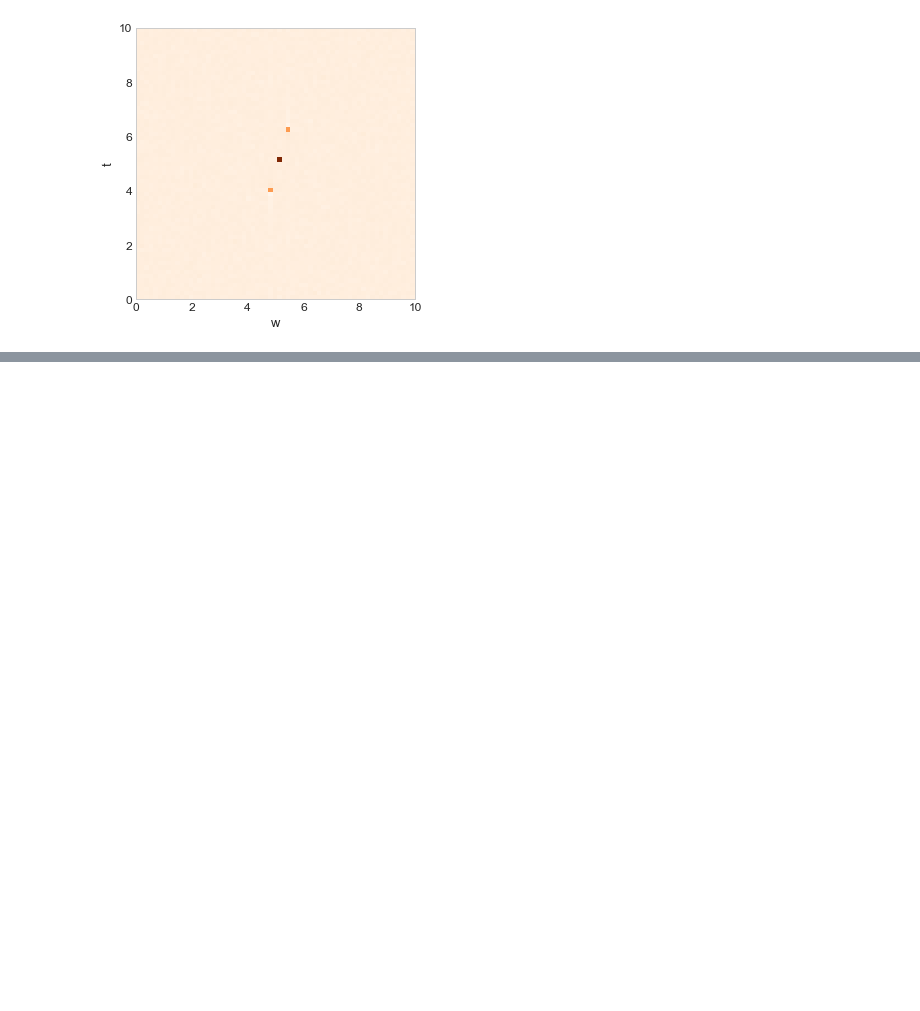
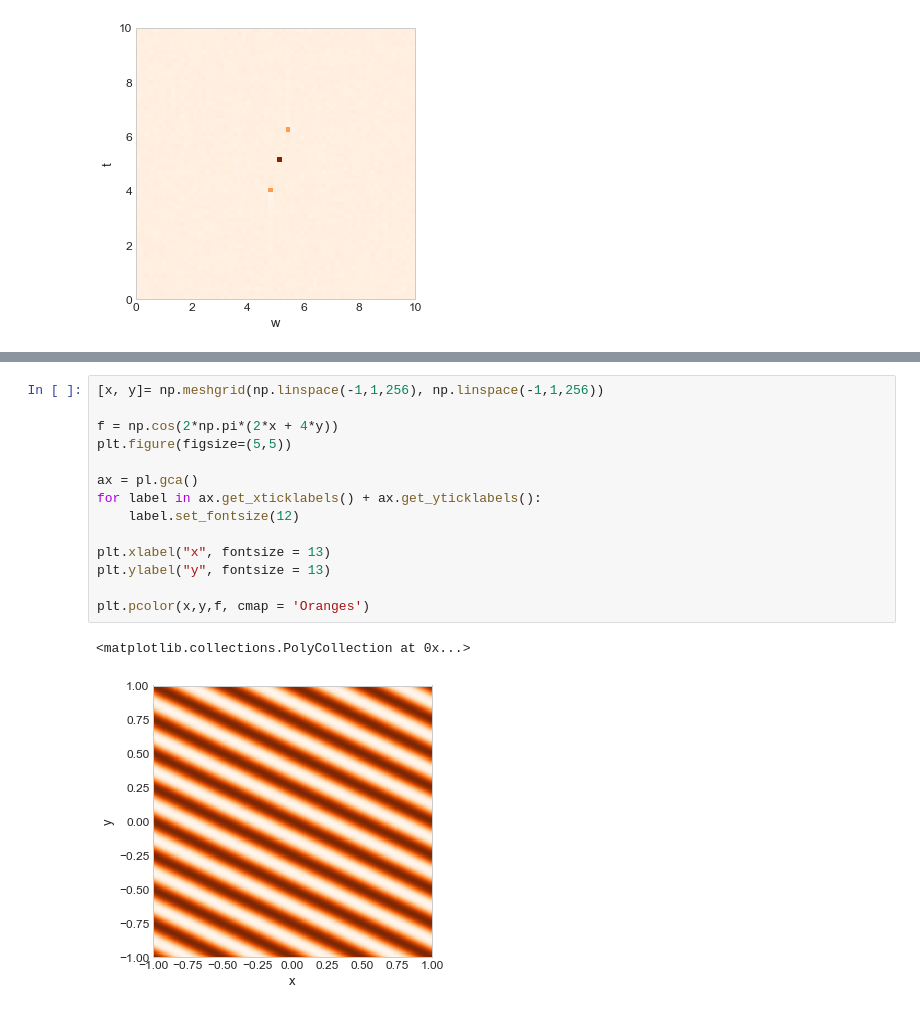
Before and after one commit to danielfrgs/2022_1-Visualizacion-Informacion, a Jupyter notebook: Tareas/T3/T3_FragosoAlvaradoDaniel.ipynb, the cells around one changed output, grey strips where cells are left out. Cells and saved outputs as stored; diff of their text form; blank space fills up the shorter version.

```diff
--- a/Tareas/T3/T3_FragosoAlvaradoDaniel.ipynb
+++ b/Tareas/T3/T3_FragosoAlvaradoDaniel.ipynb
@@ -224,0 +224,17 @@ pl.savefig('Images/T3_2_d.pdf')
+# %%
+[x, y]= np.meshgrid(np.linspace(-1,1,256), np.linspace(-1,1,256))
+
+f = np.cos(2*np.pi*(2*x + 4*y))
+plt.figure(figsize=(5,5))
+
+ax = pl.gca()
+for label in ax.get_xticklabels() + ax.get_yticklabels():
+    label.set_fontsize(12)
+
+plt.xlabel("x", fontsize = 13)
+plt.ylabel("y", fontsize = 13)
+
+plt.pcolor(x,y,f, cmap = 'Oranges')
+# %% [output]
+<matplotlib.collections.PolyCollection at 0x...>
+[figure, added]
```
Also changed, not shown: parts of 4 cells of this notebook, 8 other files.
